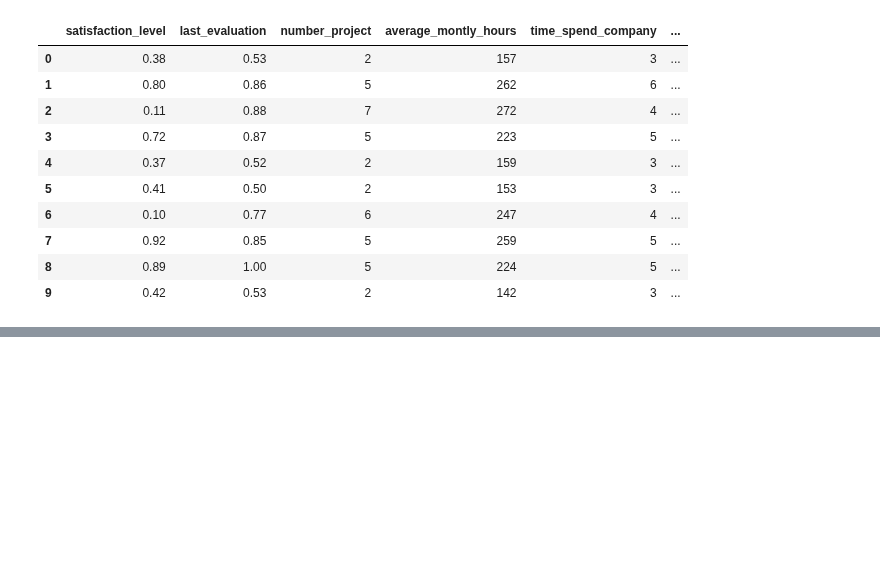
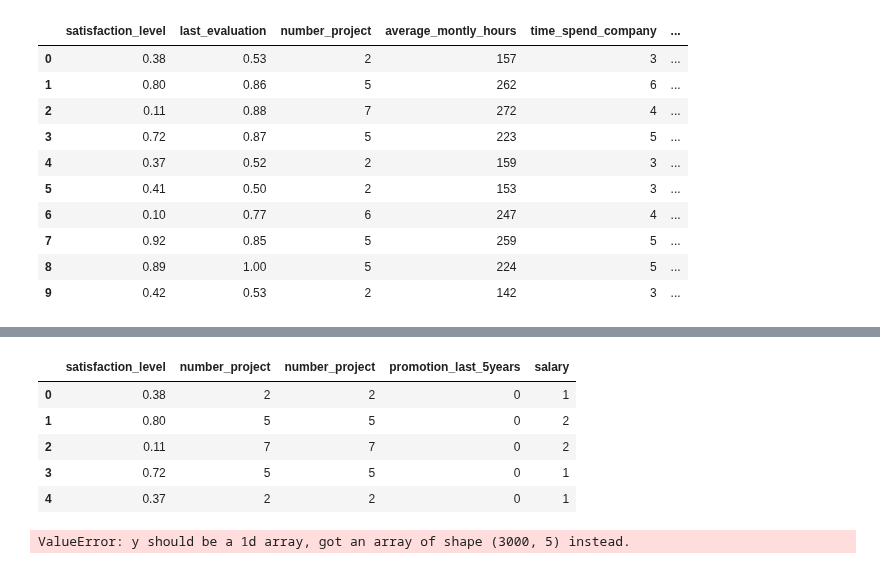
Before and after one commit to shristi209/Learning_ML, a Jupyter notebook: Supervised/Regression/logistic_regression.ipynb, the cells around one changed output, grey strips where cells are left out. Saved outputs shown, nothing was run; the diff lists cells and outputs as text; code cells hidden in the pictures; blank space fills up the shorter version.

```diff
--- a/Supervised/Regression/logistic_regression.ipynb
+++ b/Supervised/Regression/logistic_regression.ipynb
@@ -31,0 +105,10 @@ plt.bar(df.salary, df.average_montly_hours)
+# %%
+X=df[['satisfaction_level', 'number_project','number_project','promotion_last_5years','salary']]
+X.head()
+# %% [output]
+|  | satisfaction_level | number_project | number_project | promotion_last_5years | salary |
+| 0 | 0.38 | 2 | 2 | 0 | 1 |
+| 1 | 0.80 | 5 | 5 | 0 | 2 |
+| 2 | 0.11 | 7 | 7 | 0 | 2 |
+| 3 | 0.72 | 5 | 5 | 0 | 1 |
+| 4 | 0.37 | 2 | 2 | 0 | 1 |
@@ -31,0 +124,4 @@ plt.bar(df.salary, df.average_montly_hours)
+# %%
+reg.fit(X_train,y_train)
+# %% [output]
+ValueError: y should be a 1d array, got an array of shape (3000, 5) instead.
```
Also changed, not shown: parts of 17 cells of this notebook.
